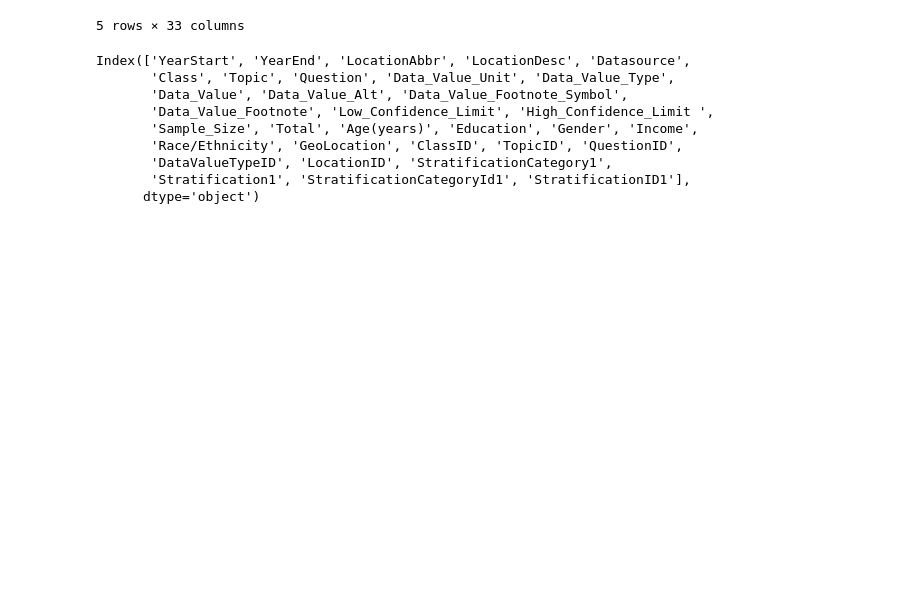
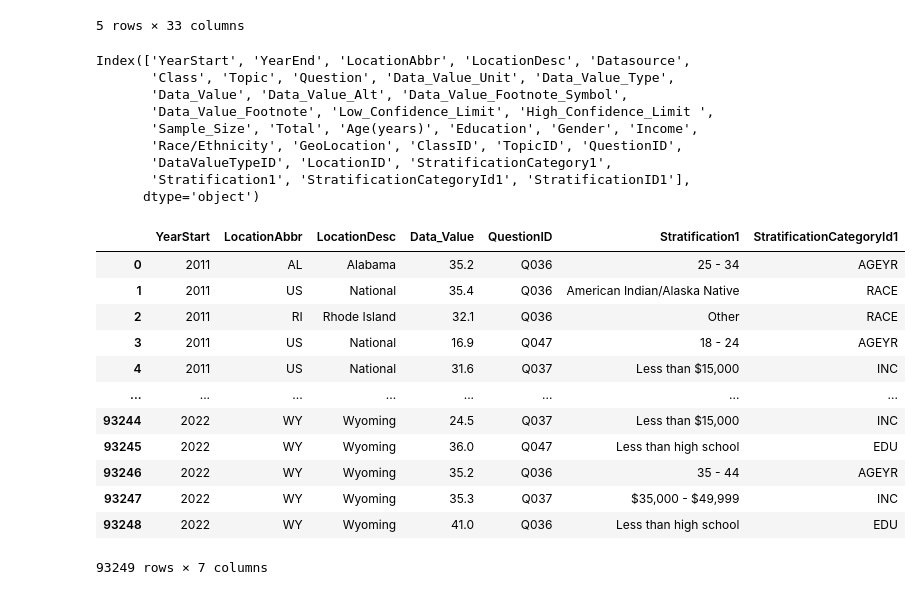
Before and after one commit to hatkiet/Project_3-Obesity-Analysis-and-Its-impacts, a Jupyter notebook: Trimed_data.ipynb, the cells around one changed output. Cells and saved outputs as stored; diff of their text form; code cells hidden in the pictures; blank space fills up the shorter version.

```diff
--- a/Trimed_data.ipynb
+++ b/Trimed_data.ipynb
@@ -44,11 +44,26 @@ Index(['YearStart', 'YearEnd', 'LocationAbbr', 'LocationDesc', 'Datasource',
 # %%
 # Trim the columns of data to the one we need
 DNPAO_sevencols = DNPAO_all.drop(['YearEnd','Datasource',
        'Class', 'Topic', 'Question', 'Data_Value_Unit', 'Data_Value_Type',
        'Data_Value_Alt', 'Data_Value_Footnote_Symbol',
        'Data_Value_Footnote', 'Low_Confidence_Limit', 'High_Confidence_Limit ',
        'Sample_Size', 'Total', 'Age(years)', 'Education', 'Gender', 'Income',
        'Race/Ethnicity', 'GeoLocation', 'ClassID', 'TopicID',
        'DataValueTypeID', 'LocationID', 'StratificationCategory1',
        'StratificationID1'], axis=1)
-DNPAO_sevencols.to_csv("DNPAO_sevencols.csv", index=False)
+# DNPAO_sevencols.to_csv("DNPAO_sevencols.csv", index=False)
+DNPAO_sevencols
+# %% [output]
+|  | YearStart | LocationAbbr | LocationDesc | Data_Value | QuestionID | Stratification1 | StratificationCategoryId1 |
+| 0 | 2011 | AL | Alabama | 35.2 | Q036 | 25 - 34 | AGEYR |
+| 1 | 2011 | US | National | 35.4 | Q036 | American Indian/Alaska Native | RACE |
+| 2 | 2011 | RI | Rhode Island | 32.1 | Q036 | Other | RACE |
+| 3 | 2011 | US | National | 16.9 | Q047 | 18 - 24 | AGEYR |
+| 4 | 2011 | US | National | 31.6 | Q037 | Less than $15,000 | INC |
+| ... | ... | ... | ... | ... | ... | ... | ... |
+| 93244 | 2022 | WY | Wyoming | 24.5 | Q037 | Less than $15,000 | INC |
+| 93245 | 2022 | WY | Wyoming | 36.0 | Q047 | Less than high school | EDU |
+| 93246 | 2022 | WY | Wyoming | 35.2 | Q036 | 35 - 44 | AGEYR |
+| 93247 | 2022 | WY | Wyoming | 35.3 | Q037 | $35,000 - $49,999 | INC |
+| 93248 | 2022 | WY | Wyoming | 41.0 | Q036 | Less than high school | EDU |
+93249 rows × 7 columns
```
Also changed, not shown: parts of 1 cell of this notebook, 24 other files.
